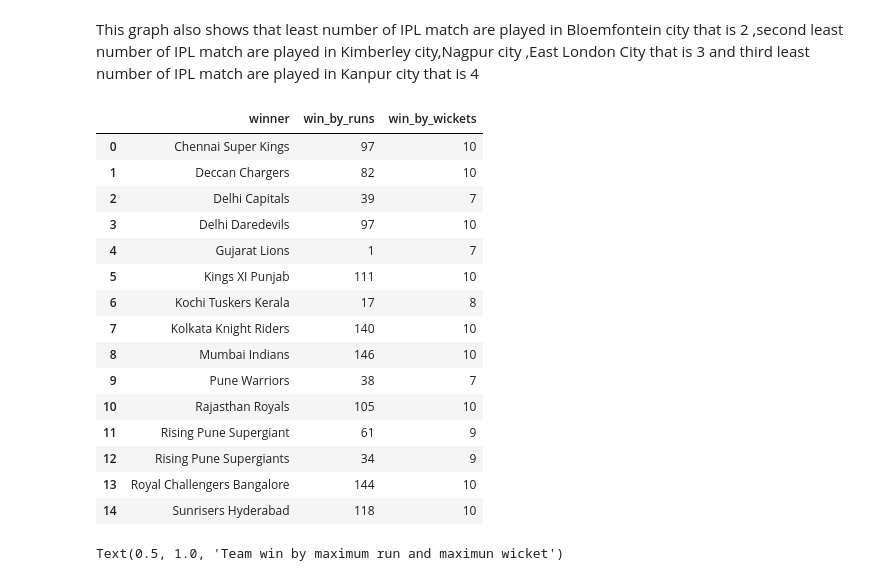
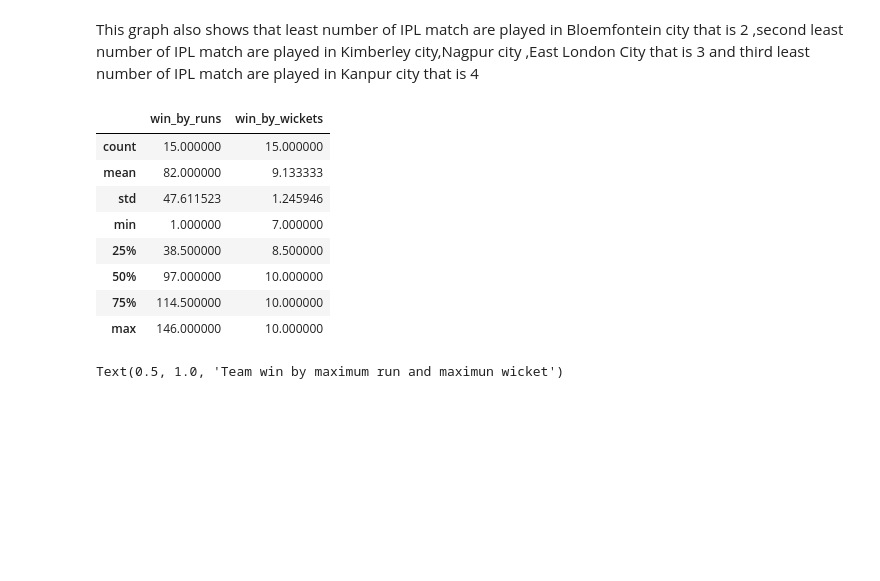
Before and after one commit to hrushikeshsahu19/IPL-data-analysis, a Jupyter notebook: Hrushikesh_Sahu_Team_3_Capstone_Project.ipynb, the cells around one changed output. Saved outputs shown, nothing was run; the diff lists cells and outputs as text; code cells hidden in the pictures; blank space fills up the shorter version.

```diff
--- a/Hrushikesh_Sahu_Team_3_Capstone_Project.ipynb
+++ b/Hrushikesh_Sahu_Team_3_Capstone_Project.ipynb
@@ -275,24 +356,17 @@ win_max_wicket=matches_df.groupby('winner')['win_by_wickets'].max().reset_index(
 # %%
 win_run_wicket_df=win_max_run.merge(win_max_wicket,how='inner')
 # %%
-win_run_wicket_df
+win_run_wicket_df.describe()
 # %% [output]
-|  | winner | win_by_runs | win_by_wickets |
-| 0 | Chennai Super Kings | 97 | 10 |
-| 1 | Deccan Chargers | 82 | 10 |
-| 2 | Delhi Capitals | 39 | 7 |
-| 3 | Delhi Daredevils | 97 | 10 |
-| 4 | Gujarat Lions | 1 | 7 |
-| 5 | Kings XI Punjab | 111 | 10 |
-| 6 | Kochi Tuskers Kerala | 17 | 8 |
-| 7 | Kolkata Knight Riders | 140 | 10 |
-| 8 | Mumbai Indians | 146 | 10 |
-| 9 | Pune Warriors | 38 | 7 |
-| 10 | Rajasthan Royals | 105 | 10 |
-| 11 | Rising Pune Supergiant | 61 | 9 |
-| 12 | Rising Pune Supergiants | 34 | 9 |
-| 13 | Royal Challengers Bangalore | 144 | 10 |
-| 14 | Sunrisers Hyderabad | 118 | 10 |
+|  | win_by_runs | win_by_wickets |
+| count | 15.000000 | 15.000000 |
+| mean | 82.000000 | 9.133333 |
+| std | 47.611523 | 1.245946 |
+| min | 1.000000 | 7.000000 |
+| 25% | 38.500000 | 8.500000 |
+| 50% | 97.000000 | 10.000000 |
+| 75% | 114.500000 | 10.000000 |
+| max | 146.000000 | 10.000000 |
 # %%
 cx=win_run_wicket_df.plot(x='winner',y=['win_by_runs','win_by_wickets'],kind='bar',figsize=(20,10))
 cx.set_xlabel('Teams Name')
```
Also changed, not shown: parts of 87 cells of this notebook.
